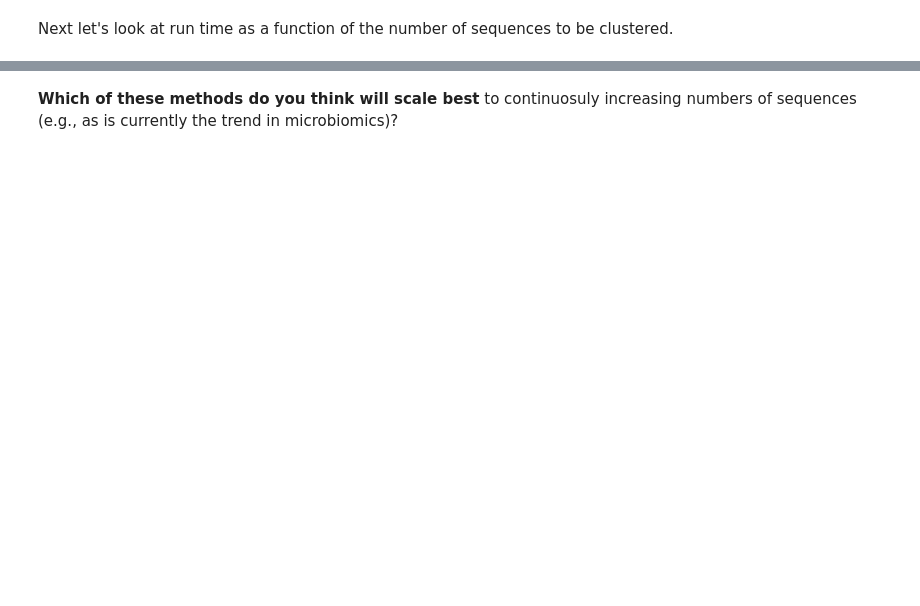
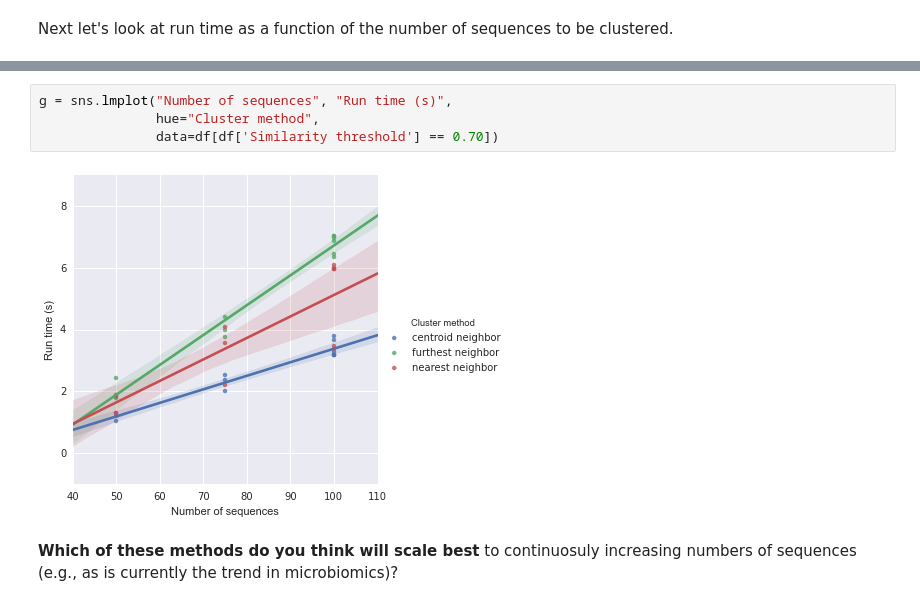
Before and after one commit to applied-bioinformatics/An-Introduction-To-Applied-Bioinformatics, a Jupyter notebook: fundamentals/sequence-mapping-and-clustering.ipynb, the cells around one changed output, grey strips where cells are left out. Drawn from its saved outputs; the diff is of its cells as text; blank space fills up the shorter version.

```diff
--- a/fundamentals/sequence-mapping-and-clustering.ipynb
+++ b/fundamentals/sequence-mapping-and-clustering.ipynb
@@ -815,2 +820,8 @@ plt.ylabel("Run time (s)")
+# %%
+g = sns.lmplot("Number of sequences", "Run time (s)",
+               hue="Cluster method",
+               data=df[df['Similarity threshold'] == 0.70])
+# %% [output]
+[figure, added]
 # %% [markdown]
 **Which of these methods do you think will scale best** to continuosuly increasing numbers of sequences (e.g., as is currently the trend in microbiomics)?
```
Also changed, not shown: parts of 39 cells of this notebook.
